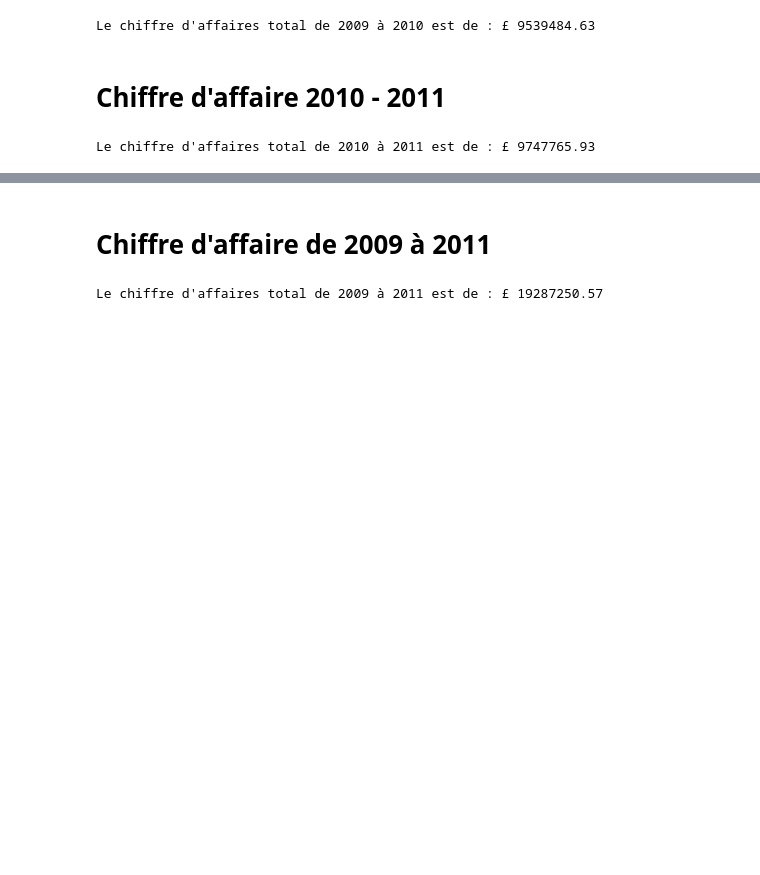
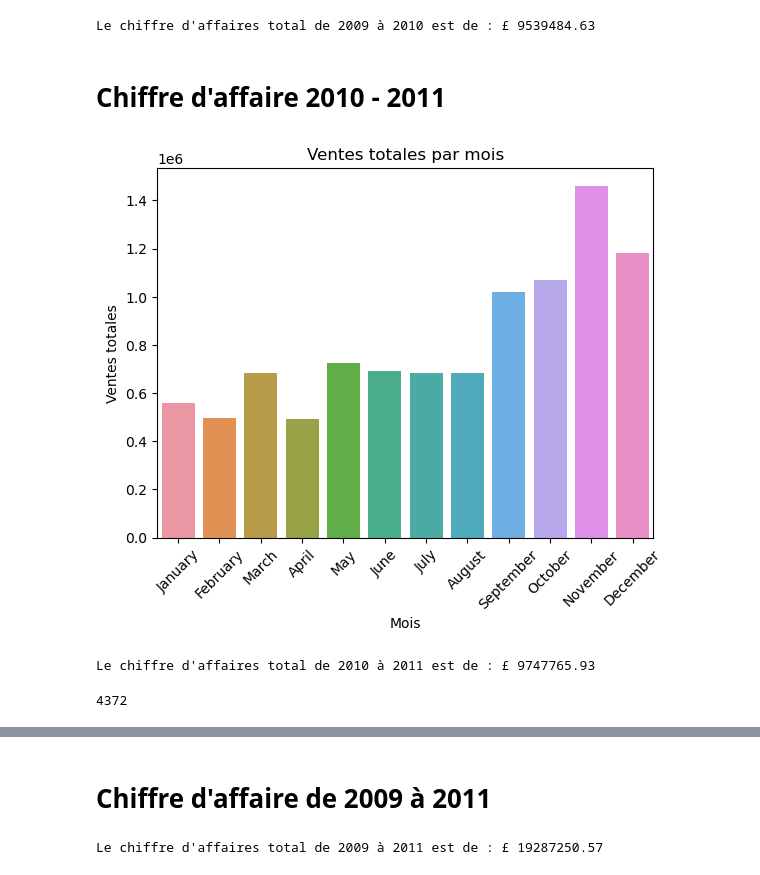
Before and after one commit to DonzerHD/Segmentation_Client, a Jupyter notebook: Notebooks/Partie_1_Segmentation_et_Visualisation/Analyse_CA.ipynb, the cells around one changed output, grey strips where cells are left out. Cells and saved outputs as stored; diff of their text form; code cells hidden in the pictures; blank space fills up the shorter version.

```diff
--- a/Notebooks/Partie_1_Segmentation_et_Visualisation/Analyse_CA.ipynb
+++ b/Notebooks/Partie_1_Segmentation_et_Visualisation/Analyse_CA.ipynb
@@ -43,6 +93,35 @@ print("Le chiffre d'affaires total de 2009 à 2010 est de : £", ca_2009_2010)
 Le chiffre d'affaires total de 2009 à 2010 est de : £ 9539484.63
 # %% [markdown]
 # Chiffre d'affaire 2010 - 2011
+# %%
+import seaborn as sns
+import calendar
+
+# Convertir la colonne "InvoiceDate" en datetime
+df_2010_2011['InvoiceDate'] = pd.to_datetime(df_2010_2011['InvoiceDate'])
+
+# Extraire le mois à partir de la colonne "InvoiceDate"
+df_2010_2011['Month'] = df_2010_2011['InvoiceDate'].dt.month
+
+# Grouper les données par mois et calculer les ventes totales
+total_sales_by_month = df_2010_2011.groupby('Month')['TotalSales'].sum().reset_index()
+
+# Remplacer les numéros de mois par les noms de mois
+total_sales_by_month['Month'] = total_sales_by_month['Month'].apply(lambda x: calendar.month_name[x])
+
+# Créer le graphique à barres en utilisant Seaborn
+sns.barplot(data=total_sales_by_month, x='Month', y='TotalSales')
+plt.title("Ventes totales par mois")
+plt.xlabel('Mois')
+plt.ylabel('Ventes totales')
+
+# Faire pivoter les étiquettes de l'axe x pour une meilleure lisibilité
+plt.xticks(rotation=45)
+
+# Afficher le graphique
+plt.show()
+# %% [output]
+[figure, added]
 # %%
 # Convert InvoiceDate to datetime format
 df_2010_2011['InvoiceDate'] = pd.to_datetime(df_2010_2011['InvoiceDate'])
@@ -59,3 +138,8 @@ ca_2010_2011 = round(ca_2010_2011, 2)
 print("Le chiffre d'affaires total de 2010 à 2011 est de : £", ca_2010_2011)
 # %% [output]
 Le chiffre d'affaires total de 2010 à 2011 est de : £ 9747765.93
+# %%
+nombre_de_client_2010_2011 = df_2010_2011["Customer ID"].nunique()
+nombre_de_client_2010_2011
+# %% [output]
+4372
```
Also changed, not shown: parts of 10 cells of this notebook, 1 other file.
